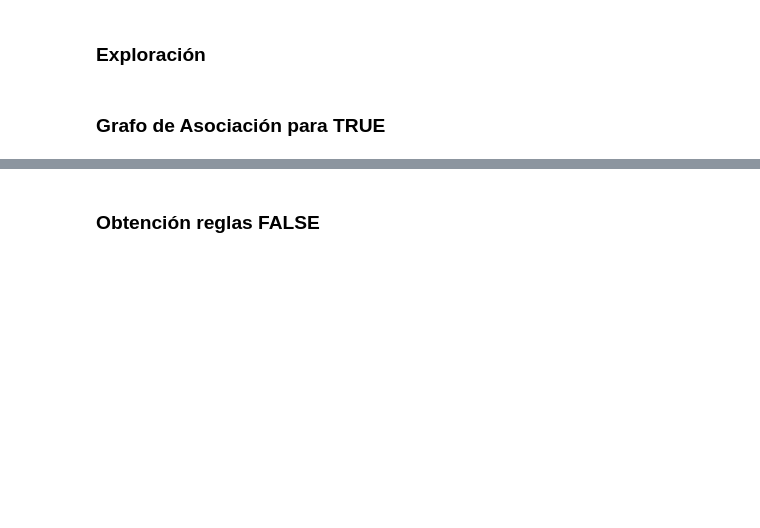
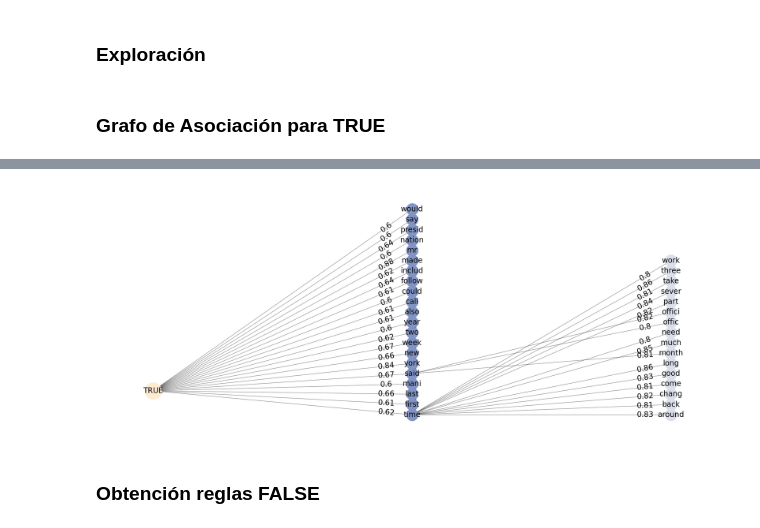
Before and after one commit to jose-jac/TFG, a Jupyter notebook: code/reglas_y_redes.ipynb, the cells around one changed output, grey strips where cells are left out. Cells and saved outputs as stored; diff of their text form; code cells hidden in the pictures; blank space fills up the shorter version.

Commit message:
Zoom realizado en las últimas figuras

```diff
--- a/code/reglas_y_redes.ipynb
+++ b/code/reglas_y_redes.ipynb
@@ -507,11 +586,8 @@ print("Confianza mínima de las reglas que contienen FALSE: ", reglas_F['confide
 decimales = 2
 
 # Seleccionamos las reglas que tienen una confianza grande
-reglas_VoF_grafo = reglas_VoF
-reglas_conectadas_grafo = reglas_conectadas
-
-# Calcular la distancia en aristas de cada nodo al nodo "TRUE"
-distancias = nx.shortest_path_length(G, target='TRUE')
+reglas_VoF_grafo = reglas_VoF[reglas_VoF['confidence'] >= 0.6]
+reglas_conectadas_grafo = reglas_conectadas[reglas_conectadas['confidence'] >= 0.8]
 
 # Creamos un grafo de las reglas, donde los nodos son los elementos y las aristas son las reglas, y el valor de la arista es la confianza
 G = nx.DiGraph()
@@ -536,16 +612,26 @@ for i in range(len(reglas_VoF_grafo)):
                next(iter(reglas_VoF_grafo['consequents'].iloc[i])),
                weight=math.floor(reglas_VoF_grafo['confidence'].iloc[i] * 10 ** decimales) / 10 ** decimales)
 
-# Eliminar nodos sin aristas asociadas
-isolated_nodes = [node for node in G.nodes if G.degree[node] == 0]
-G.remove_nodes_from(isolated_nodes)
+# Calcular la distancia en aristas de cada nodo al nodo "TRUE"
+distancias = nx.shortest_path_length(G, target='TRUE')
 
 # Dibujamos el grafo
-plt.figure(figsize=(20, 15))
+plt.figure(figsize=(30, 12))
 
-# Convertimos las posiciones a tuplas
-pos = nx.spring_layout(G, k=1.5, weight='weight')
-pos = {node: tuple(coord) for node, coord in pos.items()}
+# Borramos los nodos que no están conectados con TRUE
+lista_borrar = []
+for node in G.nodes:
+    if distancias.get(node) == None and node != 'TRUE':
+        lista_borrar.append(node)
+
+for node in lista_borrar:
+    G.remove_node(node)
+
+# Quitamos de distancias los nodos que no están conectados con TRUE
+for node in list(distancias.keys()):
+    if node not in G.nodes:
+        del distancias[node]
+print(G.nodes)
 
 # Ordenar los nodos por distancia al nodo "TRUE"
 sorted_nodes = sorted(G.nodes, key=lambda x: distancias[x])
@@ -559,36 +645,38 @@ y_offset = 0.0
 primera_distancia_1 = True
 primera_distancia_2 = True
 for nodo in sorted_nodes:
-    distancia = distancias[nodo]
-    x_offset = x_spacing * distancia
-    if distancia == 0:
-        y_offset = 10
-    elif distancia == 1 and primera_distancia_1:
-        primera_distancia_1 = False
-        y_offset = 3
-    elif distancia == 1 and not primera_distancia_1:
-        y_offset += 3
-    elif distancia == 2 and primera_distancia_2:
-        primera_distancia_2 = False
-        y_offset = 3
-    elif distancia == 2 and not primera_distancia_2:
-        y_offset += 3
-    pos_final[nodo] = (x_offset, y_offset)
+    if distancias.get(node) != None:
+        distancia = distancias[nodo]
+        x_offset = x_spacing * distancia
+        if distancia == 0:
+            y_offset = 10
+        elif distancia == 1 and primera_distancia_1:
+            primera_distancia_1 = False
+            y_offset = 3
+        elif distancia == 1 and not primera_distancia_1:
+            y_offset += 3
+        elif distancia == 2 and primera_distancia_2:
+            primera_distancia_2 = False
+            y_offset = 3
+        elif distancia == 2 and not primera_distancia_2:
+            y_offset += 3
+        pos_final[nodo] = (x_offset, y_offset)
 
 # Dibujamos los nodos en diferentes colores según su nivel
 for node in G.nodes:
-    if distancias[node] == 0:
-        nx.draw_networkx_nodes(G, pos_final, nodelist=[node], node_size=2000, node_color='#ffead2')
-    elif distancias[node] == 1:
-        nx.draw_networkx_nodes(G, pos_final, nodelist=[node], node_size=1000, node_color='#8294c4')
-    elif distancias[node] == 2:
-        nx.draw_networkx_nodes(G, pos_final, nodelist=[node], node_size=1000, node_color='#dbdfea')
+    if distancias.get(node) != None:
+        if distancias[node] == 0:
+            nx.draw_networkx_nodes(G, pos_final, nodelist=[node], node_size=2000, node_color='#ffead2')
+        elif distancias[node] == 1:
+            nx.draw_networkx_nodes(G, pos_final, nodelist=[node], node_size=1000, node_color='#8294c4')
+        elif distancias[node] == 2:
+            nx.draw_networkx_nodes(G, pos_final, nodelist=[node], node_size=1000, node_color='#dbdfea')
 
 # Dibujamos las aristas curvadas entre nodos del mismo nivel
 same_level_edges = [(u, v, d) for u, v, d in G.edges(data=True) if distancias[u] == distancias[v]]
 different_level_edges = [(u, v, d) for u, v, d in G.edges(data=True) if distancias[u] != distancias[v]]
 
-nx.draw_networkx_edges(G, pos_final, edgelist=same_level_edges, connectionstyle="arc3,rad=1", alpha=0.5, edge_color='black')
+nx.draw_networkx_edges(G, pos_final, edgelist=same_level_edges, connectionstyle="arc3,rad=0", alpha=0.5, edge_color='black')
 nx.draw_networkx_edges(G, pos_final, edgelist=different_level_edges, alpha=0.5, edge_color='black')
 
 nx.draw_networkx_labels(G, pos_final, font_size=20, font_color='black')
@@ -607,6 +695,10 @@ for edge, weight in edge_labels.items():
     else:
         curved_edge_labels[edge] = weight
 
-nx.draw_networkx_edge_labels(G, pos_final, edge_labels=curved_edge_labels, font_size=20, bbox=dict(facecolor='none', edgecolor='none'))
-plt.savefig('../images/reglas_maximales3.png')
+# No ponemos borde a la figura
+plt.box(False)
+
+nx.draw_networkx_edge_labels(G, pos_final, edge_labels=curved_edge_labels, label_pos=0.9, font_size=20, bbox=dict(facecolor='none', edgecolor='none'))
+#plt.savefig('../images/reglas_maximales3.png')
 plt.show()
+# %% [output]
@@ -613,3 +706,4 @@ plt.show()
+[figure, added]
 # %%
 decimales = 2
 
```
Also changed, not shown: parts of 14 cells of this notebook, 2 other files.
